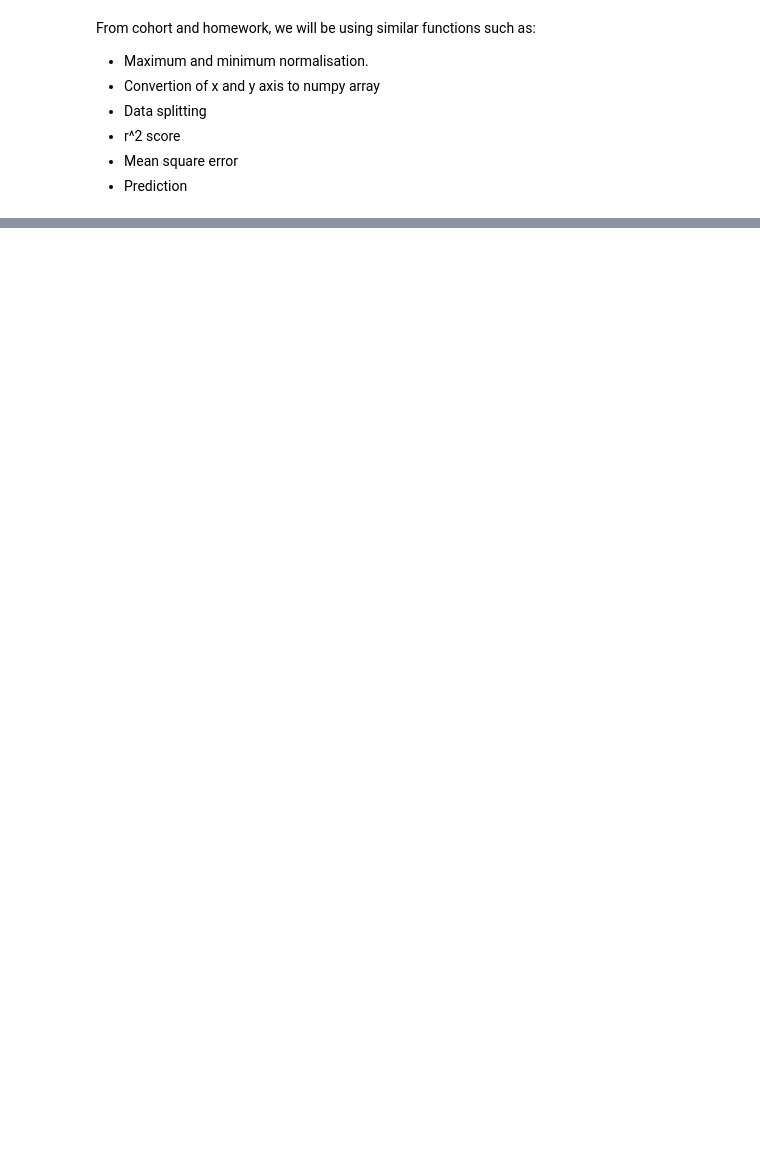
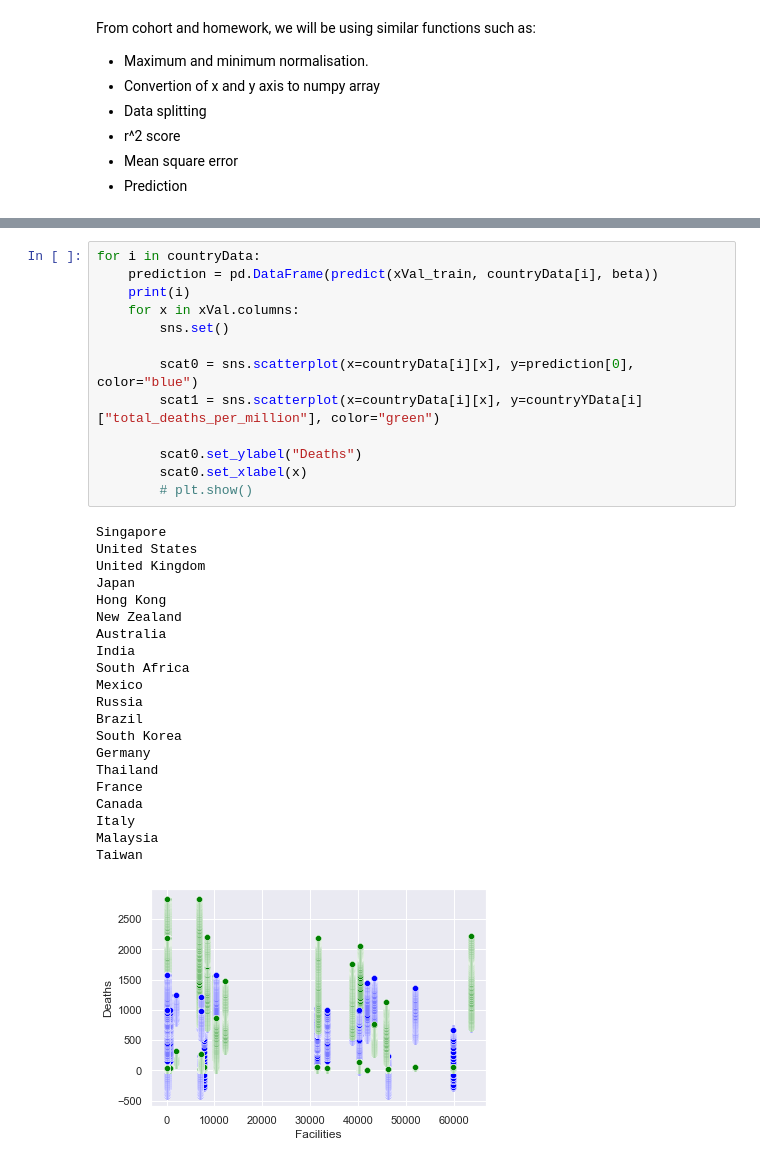
Before and after one commit to SorinoSSK/Term3_DDW_2D, a Jupyter notebook: Task 1.ipynb, the cells around one changed output, grey strips where cells are left out. Cells and saved outputs as stored; diff of their text form; blank space fills up the shorter version.

```diff
--- a/Task 1.ipynb
+++ b/Task 1.ipynb
@@ -251,0 +180,35 @@ Predicted deaths: -40328084323.434906
+# %%
+for i in countryData:
+    prediction = pd.DataFrame(predict(xVal_train, countryData[i], beta))
+    print(i)
+    for x in xVal.columns:
+        sns.set()
+
+        scat0 = sns.scatterplot(x=countryData[i][x], y=prediction[0], color="blue")
+        scat1 = sns.scatterplot(x=countryData[i][x], y=countryYData[i]["total_deaths_per_million"], color="green")
+
+        scat0.set_ylabel("Deaths")
+        scat0.set_xlabel(x)
+        # plt.show()
+# %% [output]
+Singapore
+United States
+United Kingdom
+Japan
+Hong Kong
+New Zealand
+Australia
+India
+South Africa
+Mexico
+Russia
+Brazil
+South Korea
+Germany
+Thailand
+France
+Canada
+Italy
+Malaysia
+Taiwan
+[figure, added]
```
Also changed, not shown: parts of 8 cells of this notebook.
